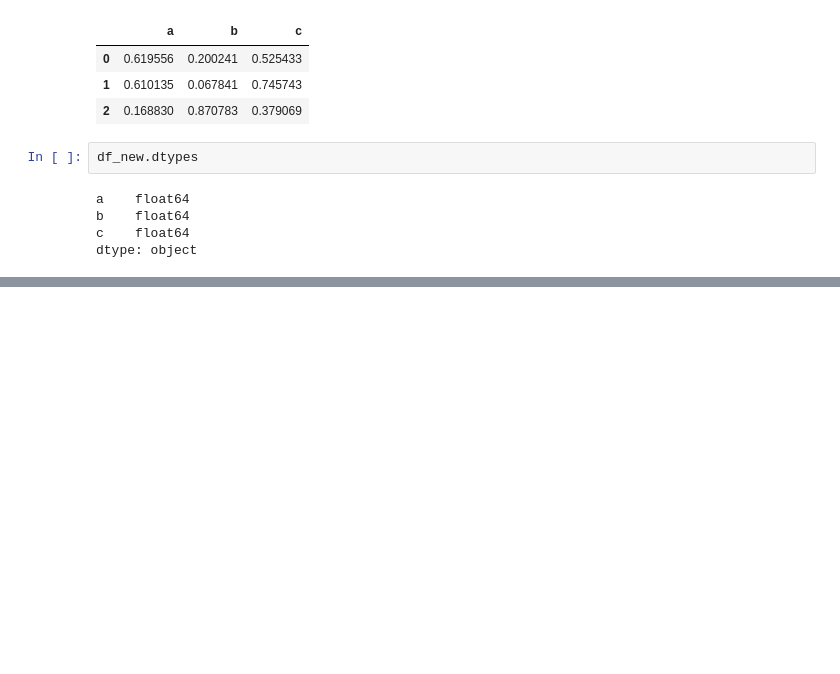
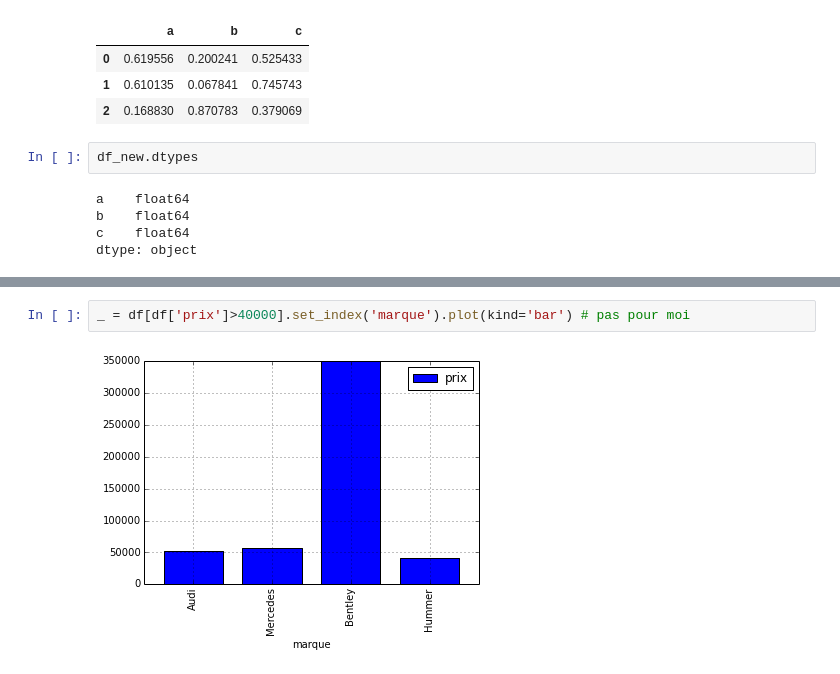
Before and after one commit to gcode-mirror/openphysic, a Jupyter notebook: trunk/python/numeric/pandas/database/df2db.ipynb, the cells around one changed output, grey strips where cells are left out. Drawn from its saved outputs; the diff is of its cells as text; blank space fills up the shorter version.

```diff
--- a/trunk/python/numeric/pandas/database/df2db.ipynb
+++ b/trunk/python/numeric/pandas/database/df2db.ipynb
@@ -56,0 +84,4 @@ dtype: object
+# %%
+_ = df[df['prix']>40000].set_index('marque').plot(kind='bar') # pas pour moi
+# %% [output]
+[figure, added]
```
Also changed, not shown: parts of 1 cell of this notebook.
